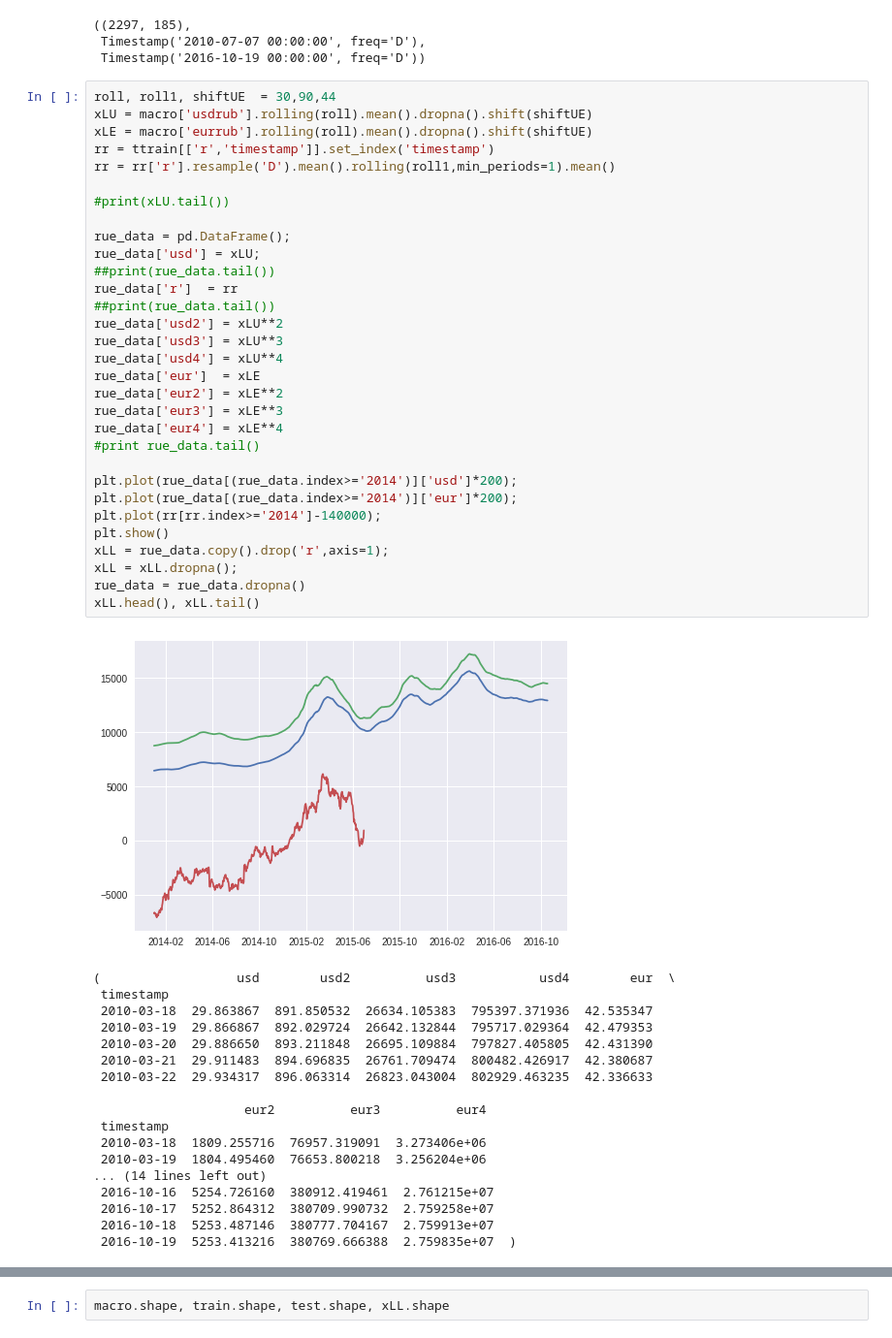
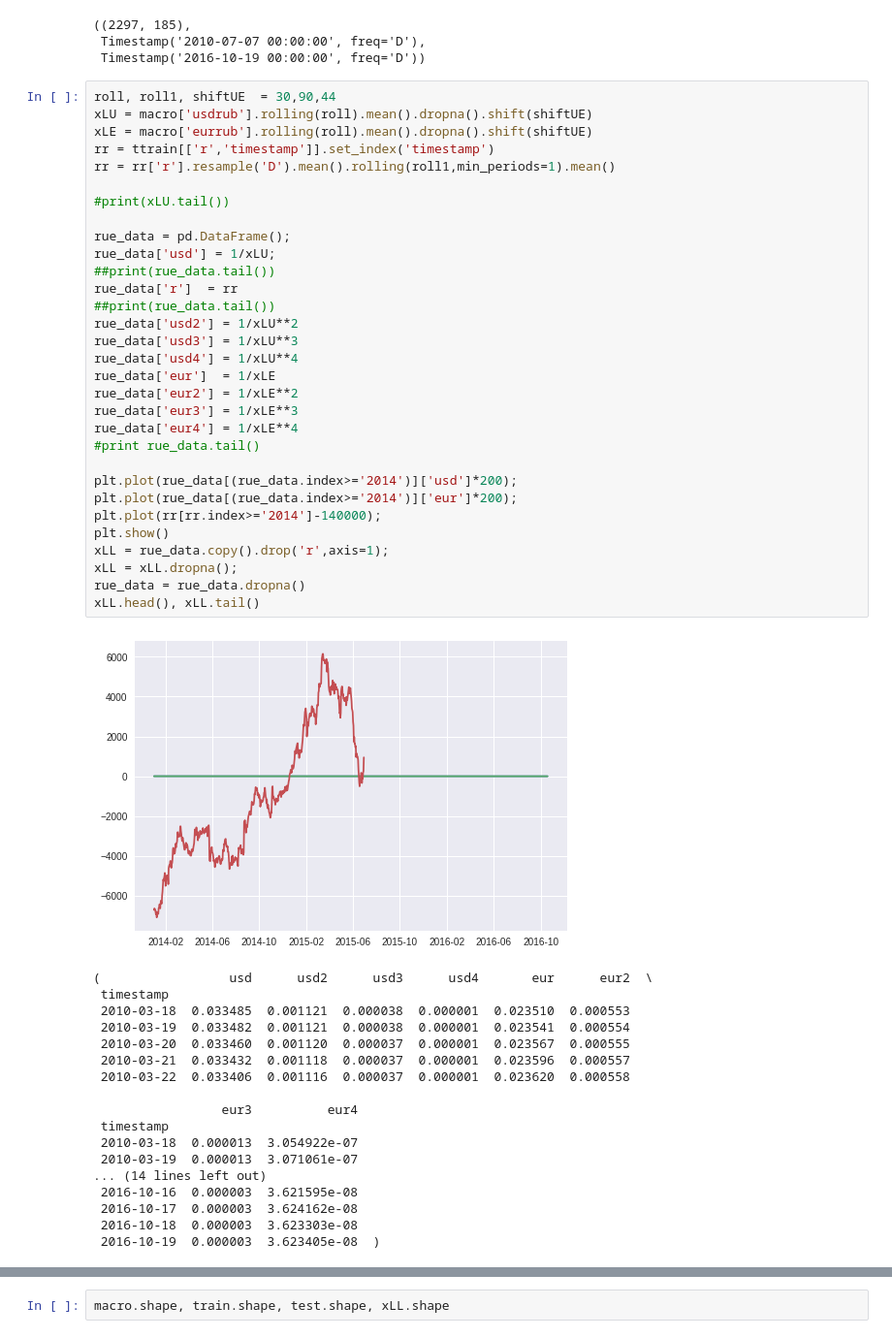
Before and after one commit to SorokinV/Kaggle-2017-SberBank, a Jupyter notebook: Jupiter/sb-v01-head-01-rmse-03-multi.ipynb, the cells around one changed output, grey strips where cells are left out. Shown at 97% size. Drawn from its saved outputs; the diff is of its cells as text.

```diff
--- a/Jupiter/sb-v01-head-01-rmse-03-multi.ipynb
+++ b/Jupiter/sb-v01-head-01-rmse-03-multi.ipynb
@@ -72,53 +78,53 @@ xLL.shape, xLL.index.min(),xLL.index.max()
 # %%
 roll, roll1, shiftUE  = 30,90,44
 xLU = macro['usdrub'].rolling(roll).mean().dropna().shift(shiftUE)
 xLE = macro['eurrub'].rolling(roll).mean().dropna().shift(shiftUE)
 rr = ttrain[['r','timestamp']].set_index('timestamp')
 rr = rr['r'].resample('D').mean().rolling(roll1,min_periods=1).mean()
 
 #print(xLU.tail())
 
 rue_data = pd.DataFrame();
-rue_data['usd'] = xLU;
+rue_data['usd'] = 1/xLU;
 ##print(rue_data.tail())
 rue_data['r']  = rr
 ##print(rue_data.tail())
-rue_data['usd2'] = xLU**2
-rue_data['usd3'] = xLU**3
-rue_data['usd4'] = xLU**4
-rue_data['eur']  = xLE
-rue_data['eur2'] = xLE**2
-rue_data['eur3'] = xLE**3
-rue_data['eur4'] = xLE**4
+rue_data['usd2'] = 1/xLU**2
+rue_data['usd3'] = 1/xLU**3
+rue_data['usd4'] = 1/xLU**4
+rue_data['eur']  = 1/xLE
+rue_data['eur2'] = 1/xLE**2
+rue_data['eur3'] = 1/xLE**3
+rue_data['eur4'] = 1/xLE**4
 #print rue_data.tail()
 
 plt.plot(rue_data[(rue_data.index>='2014')]['usd']*200);
 plt.plot(rue_data[(rue_data.index>='2014')]['eur']*200);
 plt.plot(rr[rr.index>='2014']-140000);
 plt.show()
 xLL = rue_data.copy().drop('r',axis=1);
 xLL = xLL.dropna();
 rue_data = rue_data.dropna()
 xLL.head(), xLL.tail()
 # %% [output]
-[figure, old version]
+[figure, new version]
-(                  usd        usd2          usd3           usd4        eur  \
+(                 usd      usd2      usd3      usd4       eur      eur2  \
  timestamp
- 2010-03-18  29.863867  891.850532  26634.105383  795397.371936  42.535347
- 2010-03-19  29.866867  892.029724  26642.132844  795717.029364  42.479353
- 2010-03-20  29.886650  893.211848  26695.109884  797827.405805  42.431390
- 2010-03-21  29.911483  894.696835  26761.709474  800482.426917  42.380687
- 2010-03-22  29.934317  896.063314  26823.043004  802929.463235  42.336633
+ 2010-03-18  0.033485  0.001121  0.000038  0.000001  0.023510  0.000553
+ 2010-03-19  0.033482  0.001121  0.000038  0.000001  0.023541  0.000554
+ 2010-03-20  0.033460  0.001120  0.000037  0.000001  0.023567  0.000555
+ 2010-03-21  0.033432  0.001118  0.000037  0.000001  0.023596  0.000557
+ 2010-03-22  0.033406  0.001116  0.000037  0.000001  0.023620  0.000558
 
-                    eur2          eur3          eur4
+                 eur3          eur4
  timestamp
- 2010-03-18  1809.255716  76957.319091  3.273406e+06
- 2010-03-19  1804.495460  76653.800218  3.256204e+06
+ 2010-03-18  0.000013  3.054922e-07
+ 2010-03-19  0.000013  3.071061e-07
 ... (14 lines left out)
- 2016-10-16  5254.726160  380912.419461  2.761215e+07
- 2016-10-17  5252.864312  380709.990732  2.759258e+07
- 2016-10-18  5253.487146  380777.704167  2.759913e+07
- 2016-10-19  5253.413216  380769.666388  2.759835e+07  )
+ 2016-10-16  0.000003  3.621595e-08
+ 2016-10-17  0.000003  3.624162e-08
+ 2016-10-18  0.000003  3.623303e-08
+ 2016-10-19  0.000003  3.623405e-08  )
 # %%
 import statsmodels.formula.api as smf
 import statsmodels.tsa.api as smt
```
Also changed, not shown: parts of 8 cells of this notebook.
